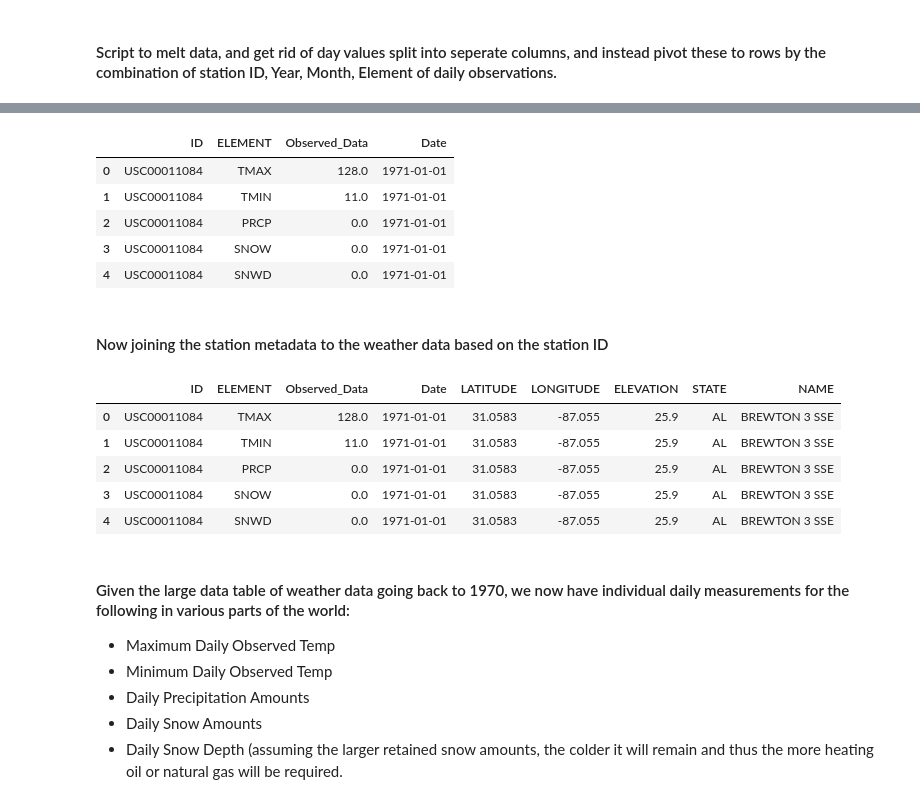
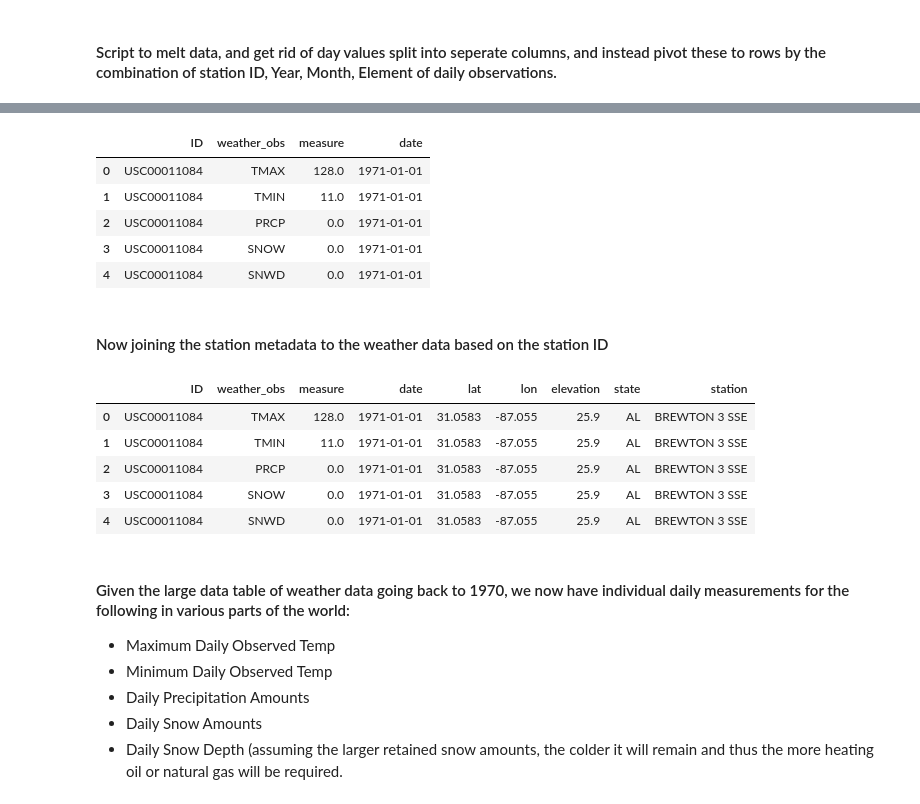
Before and after one commit to RichardBoulet/Futures_Price_Predictor, a Jupyter notebook: Futures_Predict_0.1.ipynb, the cells around one changed output, grey strips where cells are left out. Cells and saved outputs as stored; diff of their text form; code cells hidden in the pictures.

```diff
--- a/Futures_Predict_0.1.ipynb
+++ b/Futures_Predict_0.1.ipynb
@@ -498,17 +483,21 @@ vaex_weather_melt
 # %%
-# Import weather melted data using dask dataframe
+# # Import weather melted data using dask dataframe
 
-dtype={'Observed_Data': 'float64',
-       'ID': 'string',
-       'ELEMENT': 'string'}
+# dtype={'Observed_Data': 'float64',
+#        'ID': 'string',
+#        'ELEMENT': 'string'}
 
-weather_data = '/home/rb/Documents/Python Projects/Futures_Price_Predict_0.1/Weather_Data/noaa_ghcn/weather_melt_1.csv'
+# weather_data = '/home/rb/Documents/Python Projects/Futures_Price_Predict_0.1/Weather_Data/noaa_ghcn/weather_melt_1.csv'
 
-weather_melt = dd.read_csv(weather_data, dtype=dtype, parse_dates=['Date'])
-weather_melt = weather_melt.drop('Unnamed: 0', axis=1)
-weather_melt.head()
+# weather_melt = dd.read_csv(weather_data,
+#                            dtype=dtype,
+#                            parse_dates=['Date'])
+
+# weather_melt = weather_melt.drop('Unnamed: 0', axis=1)
+# weather_melt.columns = ['ID', 'weather_obs', 'measure', 'date']
+# weather_melt.head()
 # %% [output]
-|  | ID | ELEMENT | Observed_Data | Date |
+|  | ID | weather_obs | measure | date |
 | 0 | USC00011084 | TMAX | 128.0 | 1971-01-01 |
 | 1 | USC00011084 | TMIN | 11.0 | 1971-01-01 |
 | 2 | USC00011084 | PRCP | 0.0 | 1971-01-01 |
@@ -517,22 +506,22 @@ weather_melt.head()
 # %% [markdown]
 #### Now joining the station metadata to the weather data based on the station ID
 # %%
-path = "/home/rb/Documents/Python Projects/Futures_Price_Predict_0.1/Weather_Data/ghcnd-stations.txt"
+# path = "/home/rb/Documents/Python Projects/Futures_Price_Predict_0.1/Weather_Data/ghcnd-stations.txt"
 
-df = read_station_metadata(filename=path)
+# station_data = read_station_metadata(filename=path)
 
-station_data = df
-
-station_data = station_data.drop(['GSN FLAG', 'HCN/CRN FLAG', 'WMO ID'], axis = 1)
+# station_data = station_data.drop(['GSN FLAG', 'HCN/CRN FLAG', 'WMO ID'], axis = 1)
 
 
-# joining dask tables, documentation suggested a simple join with pandas df may not affect computations significantly anyways
+# # joining dask tables, documentation suggested a simple join with pandas df may not affect computations significantly anyways
 
-weather_melt_stations = weather_melt.merge(station_data, how = 'inner', on = 'ID')
+# weather_melt_stations = weather_melt.merge(station_data, how = 'inner', on = 'ID')
 
-weather_melt_stations.head()
+# weather_melt_stations = weather_melt_stations.rename(columns={'LATITUDE':'lat', 'LONGITUDE':'lon', 'ELEVATION':'elevation', 'STATE':'state', 'NAME':'station'})
+
+# weather_melt_stations.head()
 # %% [output]
-|  | ID | ELEMENT | Observed_Data | Date | LATITUDE | LONGITUDE | ELEVATION | STATE | NAME |
+|  | ID | weather_obs | measure | date | lat | lon | elevation | state | station |
 | 0 | USC00011084 | TMAX | 128.0 | 1971-01-01 | 31.0583 | -87.055 | 25.9 | AL | BREWTON 3 SSE |
 | 1 | USC00011084 | TMIN | 11.0 | 1971-01-01 | 31.0583 | -87.055 | 25.9 | AL | BREWTON 3 SSE |
 | 2 | USC00011084 | PRCP | 0.0 | 1971-01-01 | 31.0583 | -87.055 | 25.9 | AL | BREWTON 3 SSE |
```
Also changed, not shown: parts of 18 cells of this notebook, 1 other file.
